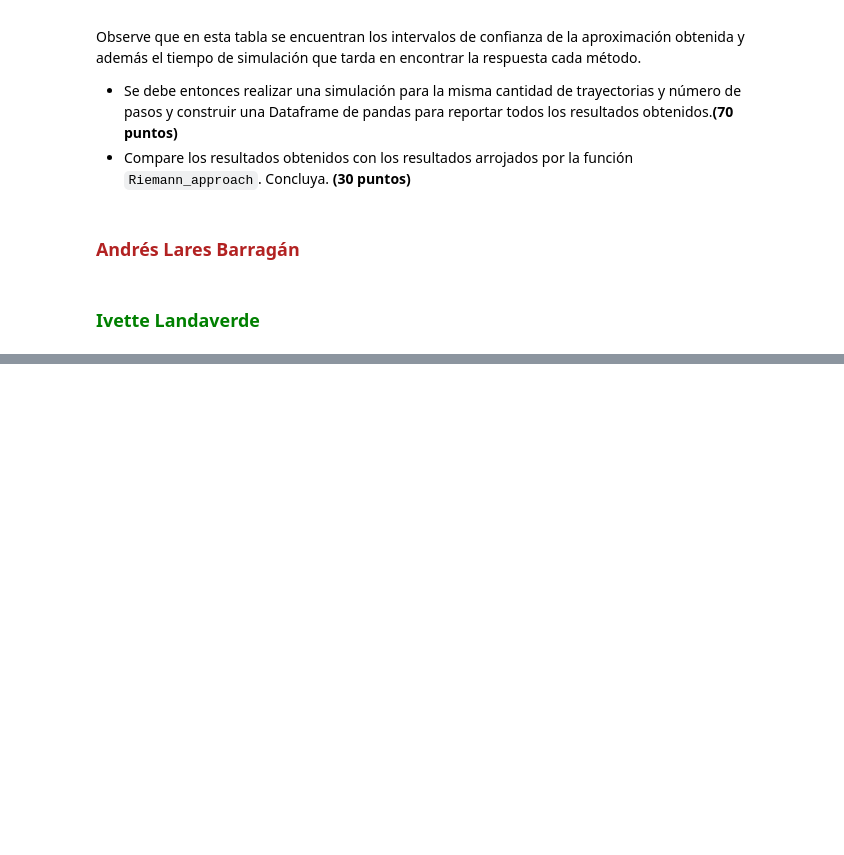
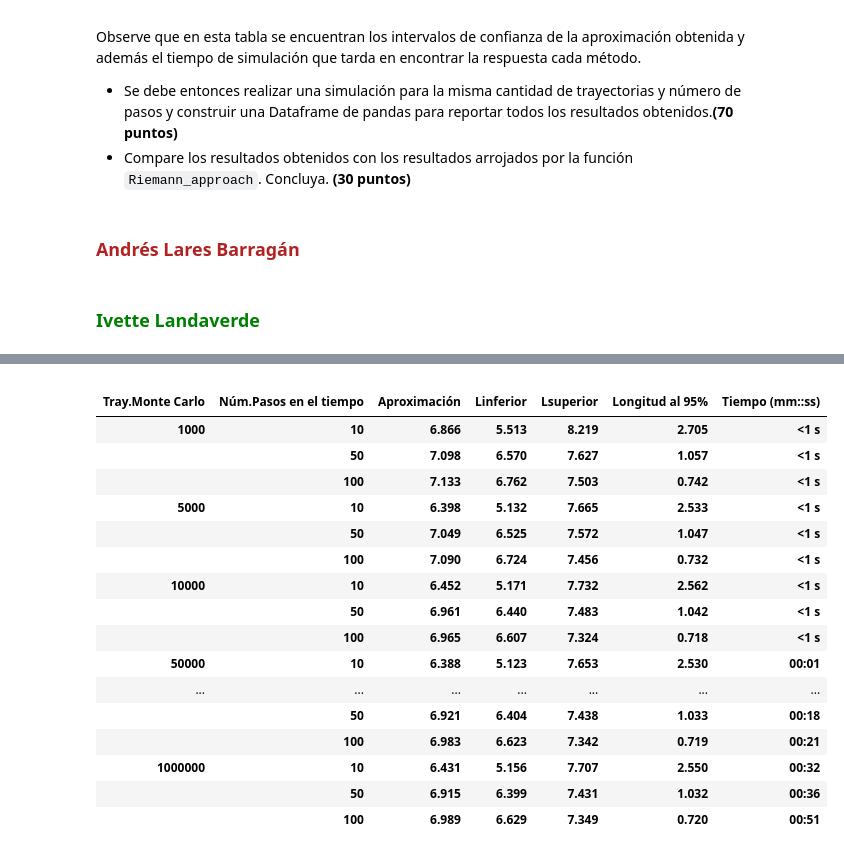
Before and after one commit to AndresLaresBarragan/ProyectoConjunto_ALares_ILandaverde, a Jupyter notebook: Tarea10.ipynb, the cells around one changed output, grey strips where cells are left out. Saved outputs shown, nothing was run; the diff lists cells and outputs as text; code cells hidden in the pictures; blank space fills up the shorter version.

```diff
--- a/Tarea10.ipynb
+++ b/Tarea10.ipynb
@@ -44,0 +366,22 @@ import plotly.graph_objects as go
+# %%
+#Dataframe put con el método Riemann:
+df_riemann_c
+# %% [output]
+|  |  |  |  |  |  |  |
+| Tray.Monte Carlo | Núm.Pasos en el tiempo | Aproximación | Linferior | Lsuperior | Longitud al 95% | Tiempo (mm::ss) |
+| 1000 | 10 | 6.866 | 5.513 | 8.219 | 2.705 | <1 s |
+|  | 50 | 7.098 | 6.570 | 7.627 | 1.057 | <1 s |
+|  | 100 | 7.133 | 6.762 | 7.503 | 0.742 | <1 s |
+| 5000 | 10 | 6.398 | 5.132 | 7.665 | 2.533 | <1 s |
+|  | 50 | 7.049 | 6.525 | 7.572 | 1.047 | <1 s |
+|  | 100 | 7.090 | 6.724 | 7.456 | 0.732 | <1 s |
+| 10000 | 10 | 6.452 | 5.171 | 7.732 | 2.562 | <1 s |
+|  | 50 | 6.961 | 6.440 | 7.483 | 1.042 | <1 s |
+|  | 100 | 6.965 | 6.607 | 7.324 | 0.718 | <1 s |
+| 50000 | 10 | 6.388 | 5.123 | 7.653 | 2.530 | 00:01 |
+| ... | ... | ... | ... | ... | ... | ... |
+|  | 50 | 6.921 | 6.404 | 7.438 | 1.033 | 00:18 |
+|  | 100 | 6.983 | 6.623 | 7.342 | 0.719 | 00:21 |
+| 1000000 | 10 | 6.431 | 5.156 | 7.707 | 2.550 | 00:32 |
+|  | 50 | 6.915 | 6.399 | 7.431 | 1.032 | 00:36 |
+|  | 100 | 6.989 | 6.629 | 7.349 | 0.720 | 00:51 |
```
Also changed, not shown: parts of 12 cells of this notebook.
